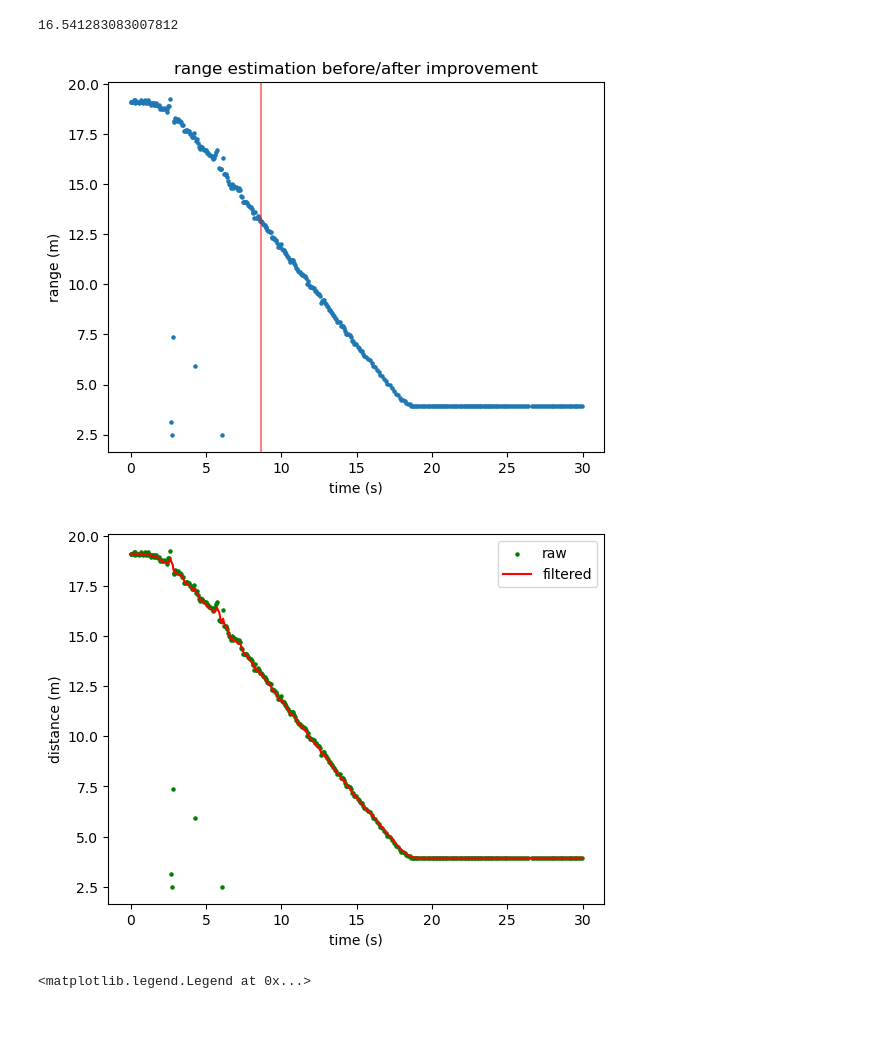
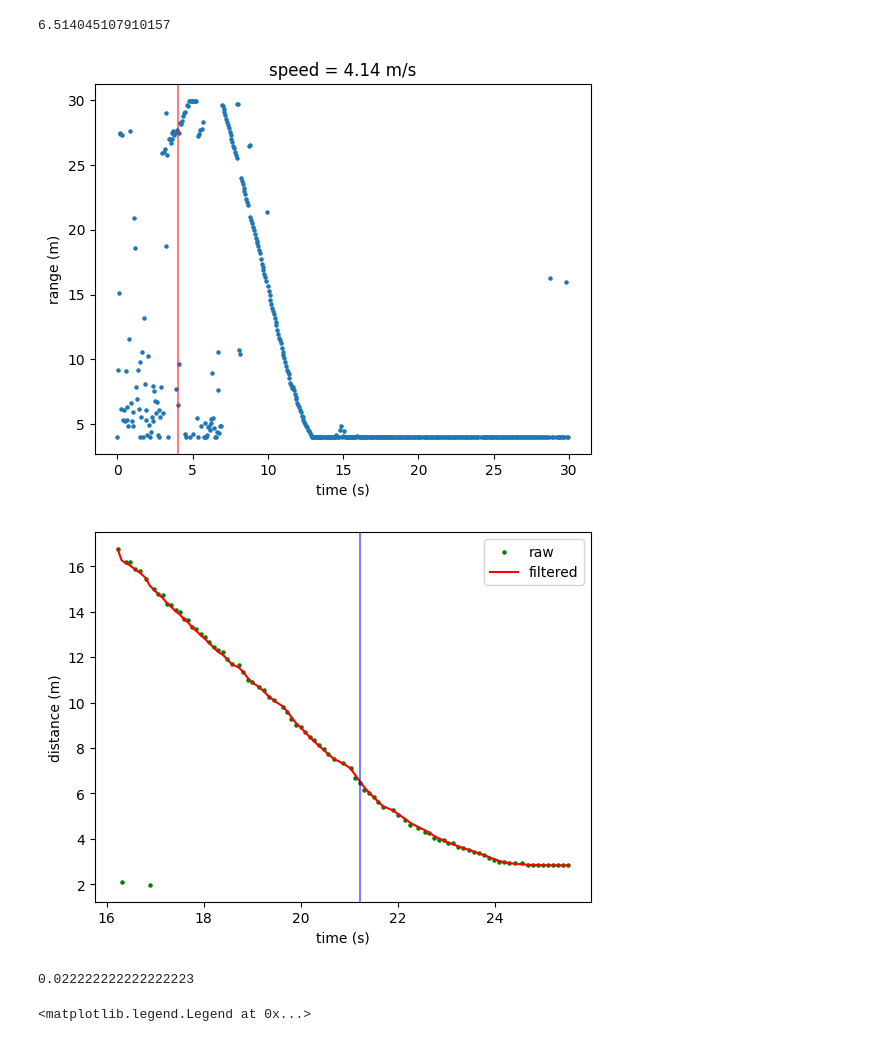
Before and after one commit to rokubo2/mmetro, a Jupyter notebook: mmtero_light.ipynb, the cells around one changed output. Cells and saved outputs as stored; diff of their text form; code cells hidden in the pictures.

```diff
--- a/mmtero_light.ipynb
+++ b/mmtero_light.ipynb
@@ -18,10 +18,11 @@ from matplotlib.ticker import MaxNLocator
 import matplotlib as mpl
 # %%
 dir = '/Users/ryuokubo/mmetro/Data/'
-names = [x for x in glob.glob(dir + '*ryu_motion3-24GHz.pickle')]
+dir = r"C:\Users\ryu_o\Documents\GitHub\mmetro\Data\\"
+names = [x for x in glob.glob(dir + '*ryu_motion8*.pickle')]
+# names =  [x for x in glob.glob(dir + '*with_wood-24GHz.pickle')]
+# names =  [x for x in glob.glob(dir + '*with_leaves-24GHz.pickle')]
 names.sort()
 pprint(names)
 names_outdoor = [x for x in glob.glob(dir + '*ryu_motion4-24GHz.pickle')]
-names_outdoor.sort()
-pprint(names_outdoor)
 # %% [output]
@@ -62,24 +46,42 @@ IntProgress(value=0, max=358)
 # %%
-distance_file = 'Data/' + names[6][28:-7]+'/processed_range_time.npy'
-distance_file1 = 'Data/' + names[6][28:-7]+'/processed_velocity.npy'
+distance_file = 'Data/' + names[0][28:-7]+'\processed_range_time.npy'
+distance_file1 = 'Data/' + names[0][28:-7]+'\processed_velocity.npy'
+# distance_file = 'Data\\' + names[6][28:-7]+'\long.npy'
+# distance_file1 = 'Data\\' + names[6][28:-7]+'\long_vel.npy'
 data = np.load(distance_file)
 data1 = np.load(distance_file1)
 timestamp = data[0]
 distance = data[1]
 plt.scatter(timestamp, distance, s=5)
-plt.axvline(timestamp[150], c = 'r', alpha=0.5)
-plt.title("range estimation before/after improvement")
 plt.xlabel("time (s)")
 plt.ylabel("range (m)")
-distance[90]
+plt.title("speed = 4.14 m/s")
+
+velocity = (distance[40] - distance[0]) / (timestamp[0] - timestamp[40])
+velocity
+
+plt.axvline(timestamp[70], c = 'r', alpha=0.5)
+
+distance[70]
+# data = data[:,240:330]
+# data1 = data1[:, 240:330]
+# np.save(distance_file, data)
+# np.save(distance_file1, data1)
+# names_vel = [5.29, 3.03, 2.07, 4.14, 3.58, 3.48, 5.51, 2.08]
 # %% [output]
-16.541283083007812
+6.514045107910157
-[figure, old version]
+[figure, new version]
 # %%
+i = 7
 kalman = Kalman(threshold = 1.5)
-kalman.run(names[6])
+a = kalman.run(names[i], save=True, start=0, end=50)
+path = 'Data/' + names[i][28:-7] + '/processed_data.pickle'
+with open(path, 'rb') as handle:
+    data_dict = pickle.load(handle)
+data_dict['num_err']/data_dict['n_frame']
 # %% [output]
-[figure, old version]
+[figure, new version]
+0.022222222222222223
 # %%
 data_pool_in = []
 data_pool_out = []
```
Also changed, not shown: parts of 5 cells of this notebook, 2 other files.
